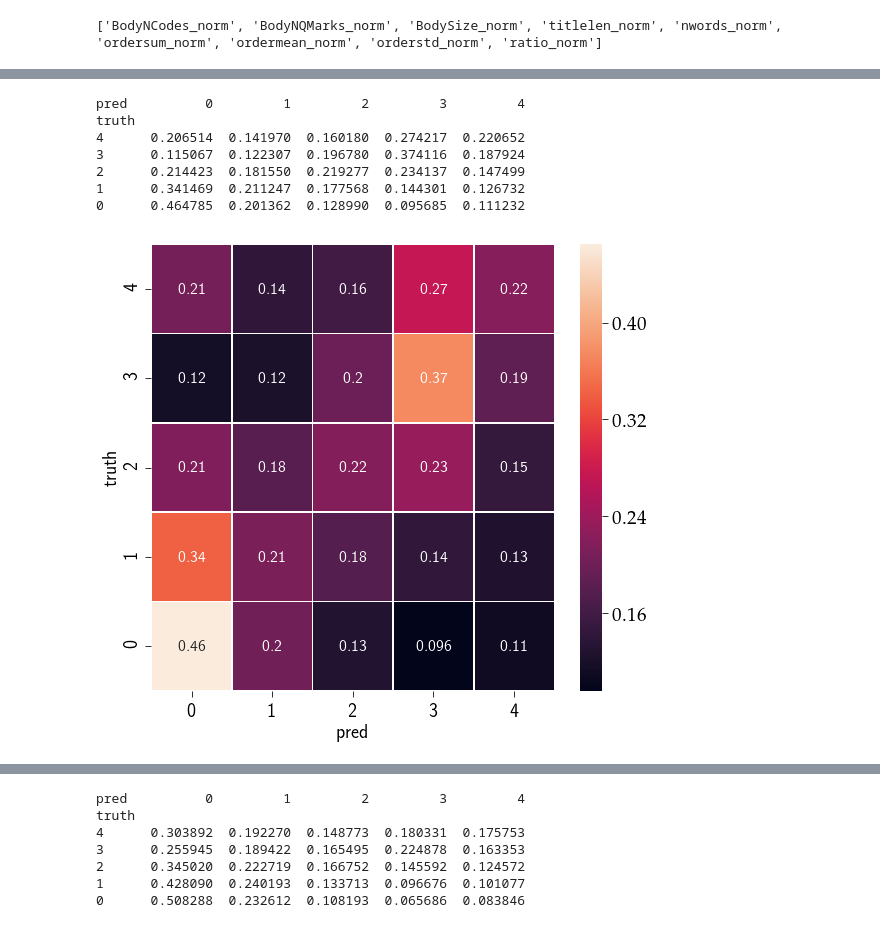
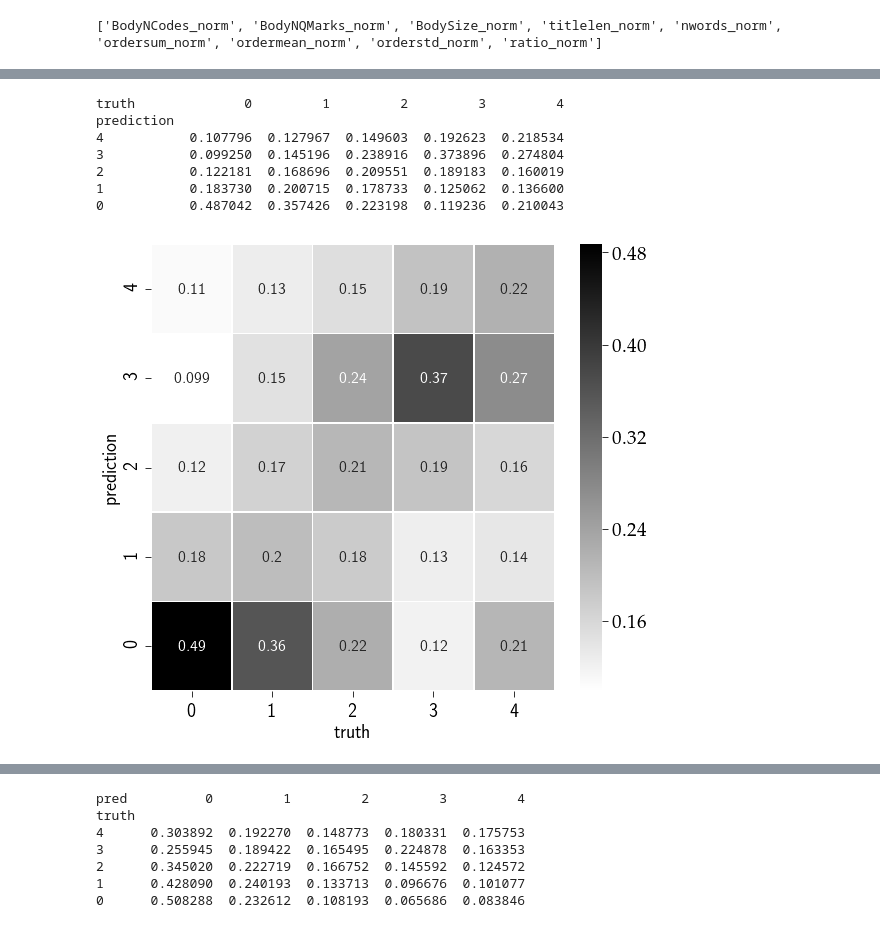
Before and after one commit to AkagiShigeru/incubator-overflow, a Jupyter notebook: stackoverflow-answer-category.ipynb, the cells around one changed output, grey strips where cells are left out. Drawn from its saved outputs; the diff is of its cells as text; code cells hidden in the pictures.

```diff
--- a/stackoverflow-answer-category.ipynb
+++ b/stackoverflow-answer-category.ipynb
@@ -364,28 +377,30 @@ print pipe_tags.score(qstest, qstest[label])
 # %%
-comp = pd.DataFrame({"truth": qstest[label], "pred": pred})
-comp = comp.groupby(["truth", "pred"]).apply(len)
+comp = pd.DataFrame({"truth": qstest[label], "prediction": pred})
+comp = comp.groupby(["truth", "prediction"]).apply(len)
 comp = comp.unstack(level=-1)
+
+comp[np.isnan(comp)] = 0
 
 # normalization
 comp = comp.div(comp.sum(axis=1), axis=0)
+comp = comp.T
 comp.sort_index(ascending=False, inplace=True)
-# comp = comp * 1. / comp.groupby("truth").apply(sum, axis=0)
 print comp
 # %% [output]
-pred          0         1         2         3         4
-truth
-4      0.206514  0.141970  0.160180  0.274217  0.220652
-3      0.115067  0.122307  0.196780  0.374116  0.187924
-2      0.214423  0.181550  0.219277  0.234137  0.147499
-1      0.341469  0.211247  0.177568  0.144301  0.126732
-0      0.464785  0.201362  0.128990  0.095685  0.111232
+truth              0         1         2         3         4
+prediction
+4           0.107796  0.127967  0.149603  0.192623  0.218534
+3           0.099250  0.145196  0.238916  0.373896  0.274804
+2           0.122181  0.168696  0.209551  0.189183  0.160019
+1           0.183730  0.200715  0.178733  0.125062  0.136600
+0           0.487042  0.357426  0.223198  0.119236  0.210043
 # %%
 import seaborn as sns
 plt.figure(figsize=(10, 8))
-ax = sns.heatmap(comp, annot=True, linewidths=0.5)
+ax = sns.heatmap(comp, annot=True, linewidths=0.5, cmap="binary")
 plt.savefig("./plots/heatmap_tags.pdf")
 # %% [output]
-[figure, old version]
+[figure, new version]
 # %%
 qstrain.Title.head()
 # %% [output]
```
Also changed, not shown: parts of 22 cells of this notebook, 1 other file.
